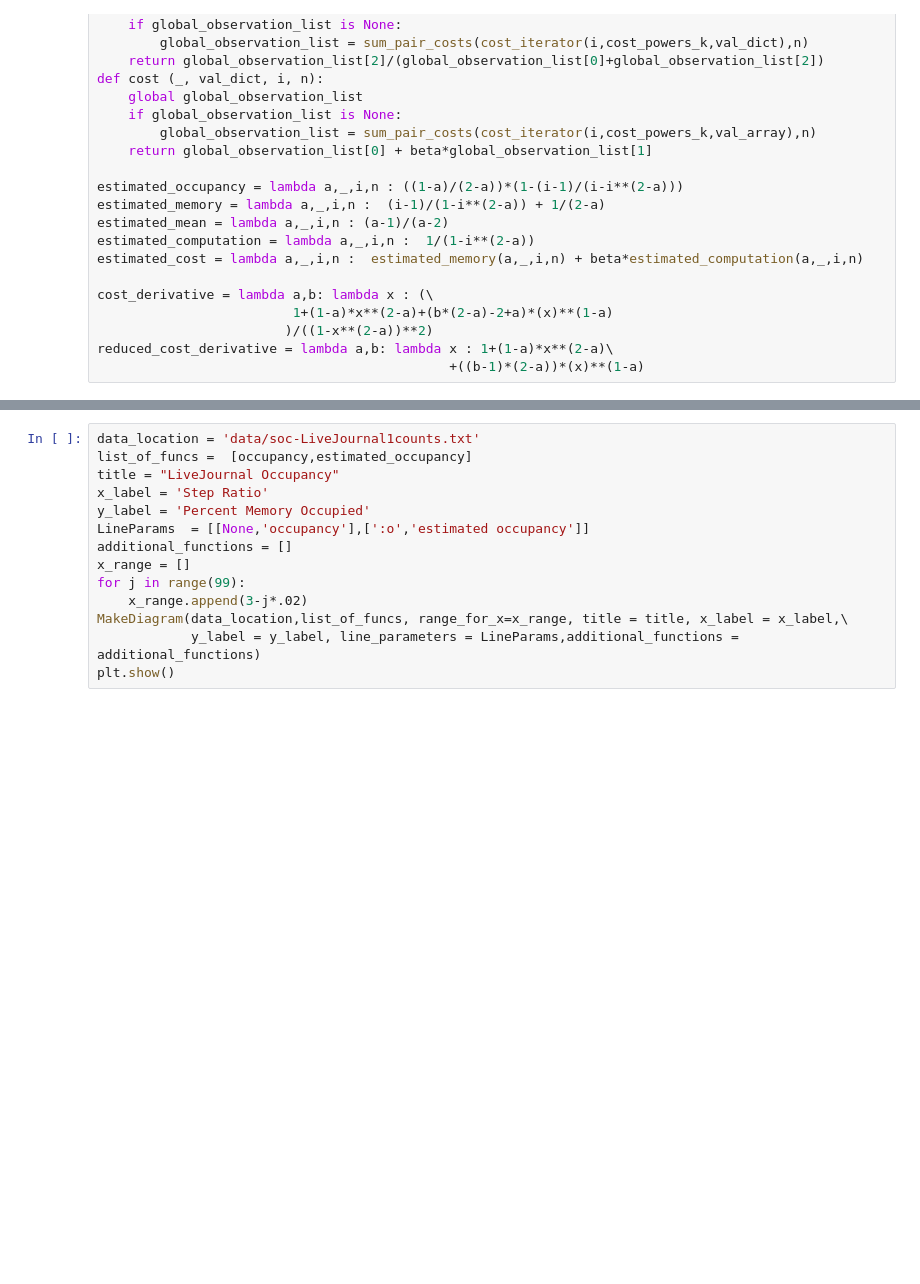
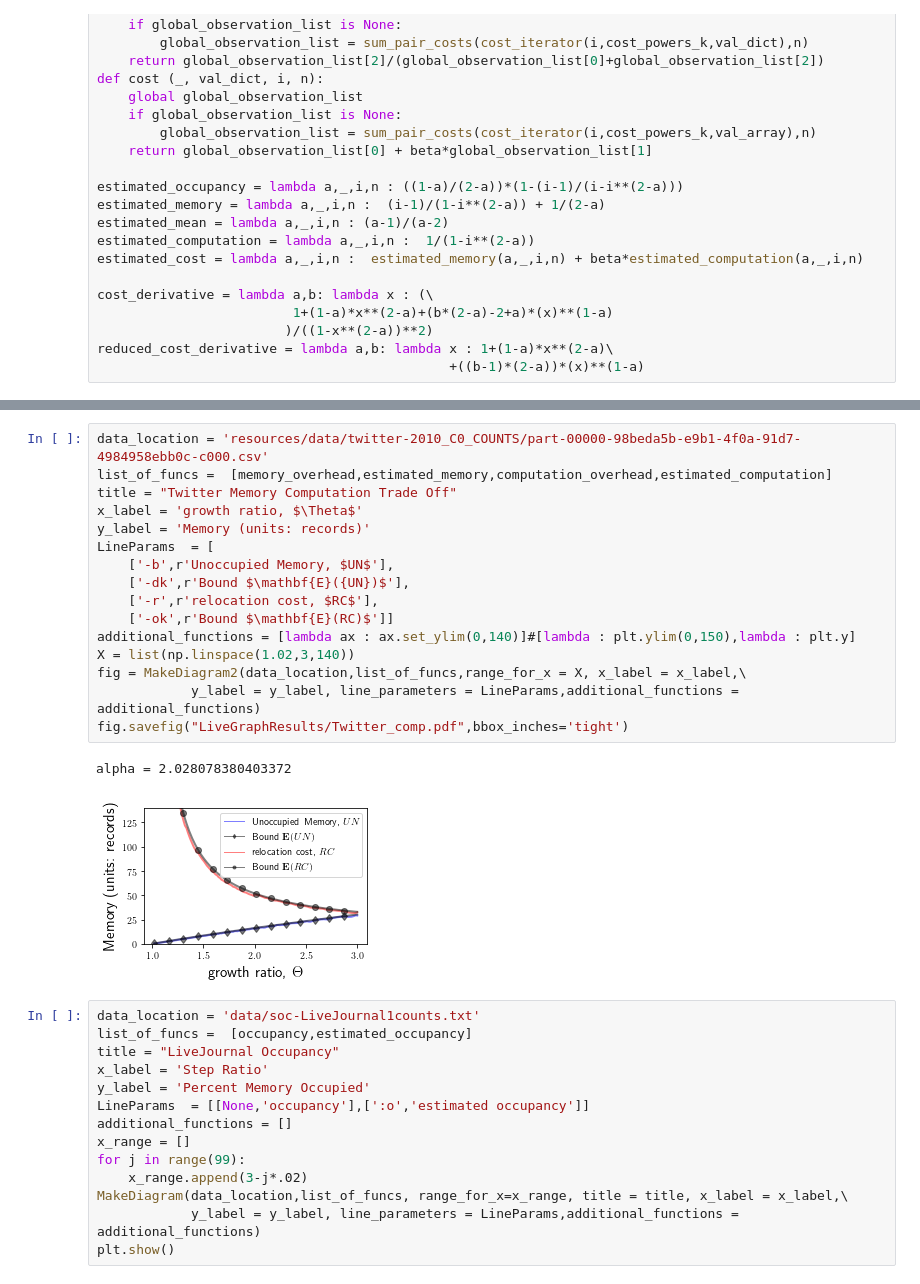
Before and after one commit to AaEll/MonteCarlo_simulator, a Jupyter notebook: Experiments_Generalized.ipynb, the cells around one changed output, grey strips where cells are left out. Drawn from its saved outputs; the diff is of its cells as text; blank space fills up the shorter version.

```diff
--- a/Experiments_Generalized.ipynb
+++ b/Experiments_Generalized.ipynb
@@ -170,3 +223,22 @@ alpha = 2.066606331495111
+# %%
+data_location = 'resources/data/twitter-2010_C0_COUNTS/part-00000-98beda5b-e9b1-4f0a-91d7-4984958ebb0c-c000.csv'
+list_of_funcs =  [memory_overhead,estimated_memory,computation_overhead,estimated_computation]
+title = "Twitter Memory Computation Trade Off"
+x_label = 'growth ratio, $\Theta$'
+y_label = 'Memory (units: records)'
+LineParams  = [
+    ['-b',r'Unoccupied Memory, $UN$'],
+    ['-dk',r'Bound $\mathbf{E}({UN})$'],
+    ['-r',r'relocation cost, $RC$'],
+    ['-ok',r'Bound $\mathbf{E}(RC)$']]
+additional_functions = [lambda ax : ax.set_ylim(0,140)]#[lambda : plt.ylim(0,150),lambda : plt.y]
+X = list(np.linspace(1.02,3,140))
+fig = MakeDiagram2(data_location,list_of_funcs,range_for_x = X, x_label = x_label,\
+            y_label = y_label, line_parameters = LineParams,additional_functions = additional_functions)
+fig.savefig("LiveGraphResults/Twitter_comp.pdf",bbox_inches='tight')
+# %% [output]
+alpha = 2.028078380403372
+[figure, added]
 # %%
 data_location = 'data/soc-LiveJournal1counts.txt'
 list_of_funcs =  [occupancy,estimated_occupancy]
```
Also changed, not shown: parts of 8 cells of this notebook, 44 other files.
